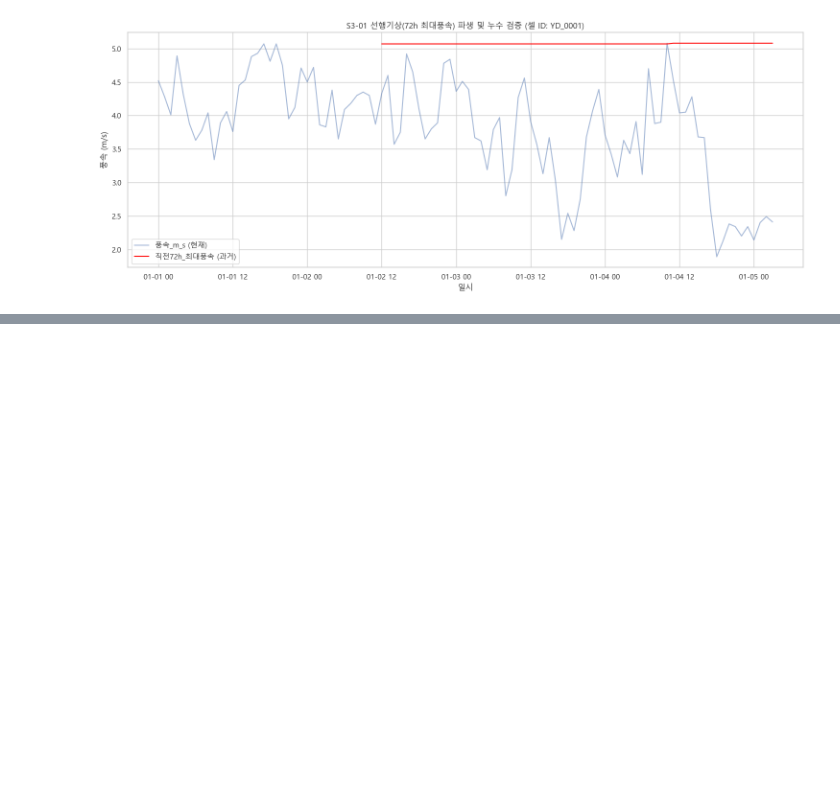
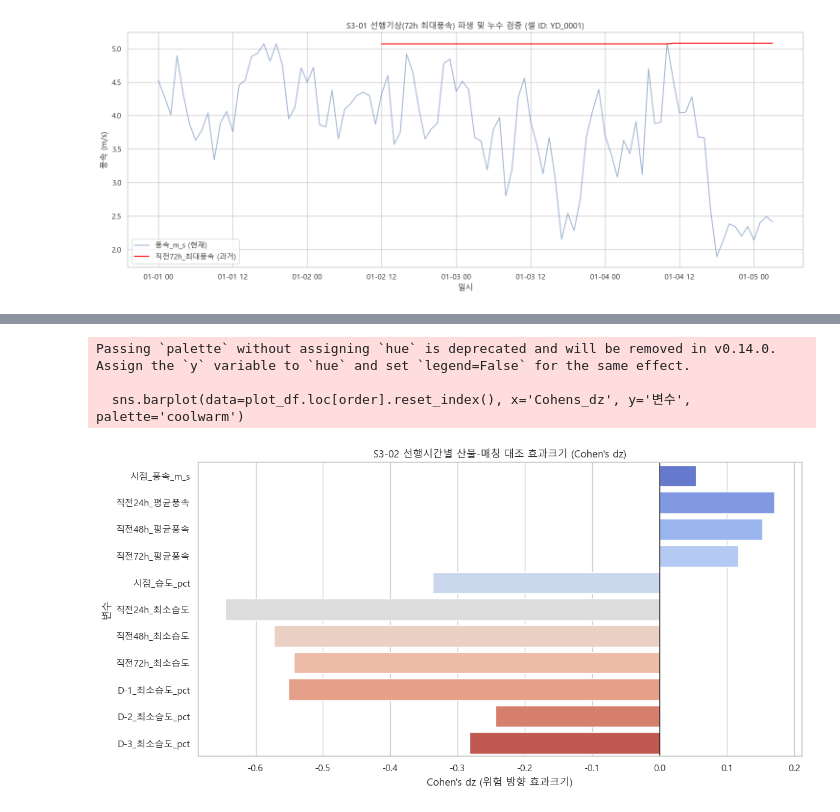
Before and after one commit to Max-JI64/farm-system-public-02, a Jupyter notebook: jsw/강원_재_EDA/Step3_산불발생_선행기상및국지임계치_심화분석.ipynb, the cells around one changed output, grey strips where cells are left out. Cells and saved outputs as stored; diff of their text form; code cells hidden in the pictures; blank space fills up the shorter version.

```diff
--- a/jsw/강원_재_EDA/Step3_산불발생_선행기상및국지임계치_심화분석.ipynb
+++ b/jsw/강원_재_EDA/Step3_산불발생_선행기상및국지임계치_심화분석.ipynb
@@ -313,0 +436,26 @@ plt.show()
+# %%
+import matplotlib.pyplot as plt
+import seaborn as sns
+
+plt.figure(figsize=(12, 6))
+
+# 변수명을 시간창순으로 정렬
+wind_vars = ['시점_풍속_m_s', '직전24h_평균풍속', '직전48h_평균풍속', '직전72h_평균풍속']
+hum_vars = ['시점_습도_pct', '직전24h_최소습도', '직전48h_최소습도', '직전72h_최소습도', 'D-1_최소습도_pct', 'D-2_최소습도_pct', 'D-3_최소습도_pct']
+
+plot_df = res_df.set_index('변수')
+order = wind_vars + hum_vars
+
+sns.barplot(data=plot_df.loc[order].reset_index(), x='Cohens_dz', y='변수', palette='coolwarm')
+plt.title('S3-02 선행시간별 산불-매칭 대조 효과크기 (Cohen\'s dz)')
+plt.xlabel("Cohen's dz (위험 방향 효과크기)")
+plt.ylabel('변수')
+plt.axvline(0, color='black', linewidth=1)
+plt.tight_layout()
+plt.savefig('outputs/Step3/plots/S3-02_lead_time_dz_barplot.png', dpi=150)
+plt.show()
+# %% [output]
+Passing `palette` without assigning `hue` is deprecated and will be removed in v0.14.0. Assign the `y` variable to `hue` and set `legend=False` for the same effect.
+
+  sns.barplot(data=plot_df.loc[order].reset_index(), x='Cohens_dz', y='변수', palette='coolwarm')
+[figure, added]
```
Also changed, not shown: parts of 3 cells of this notebook, 3 other files.
